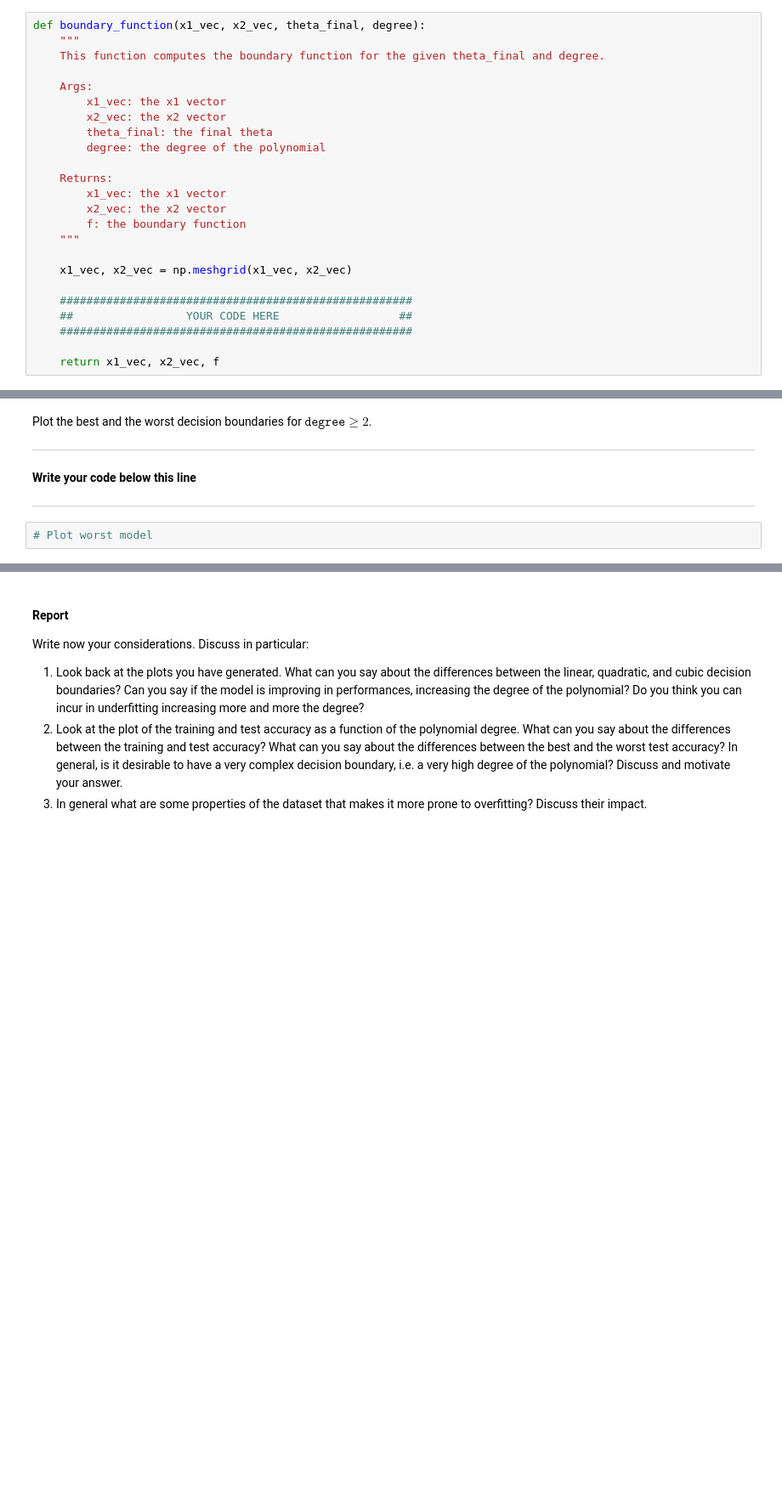
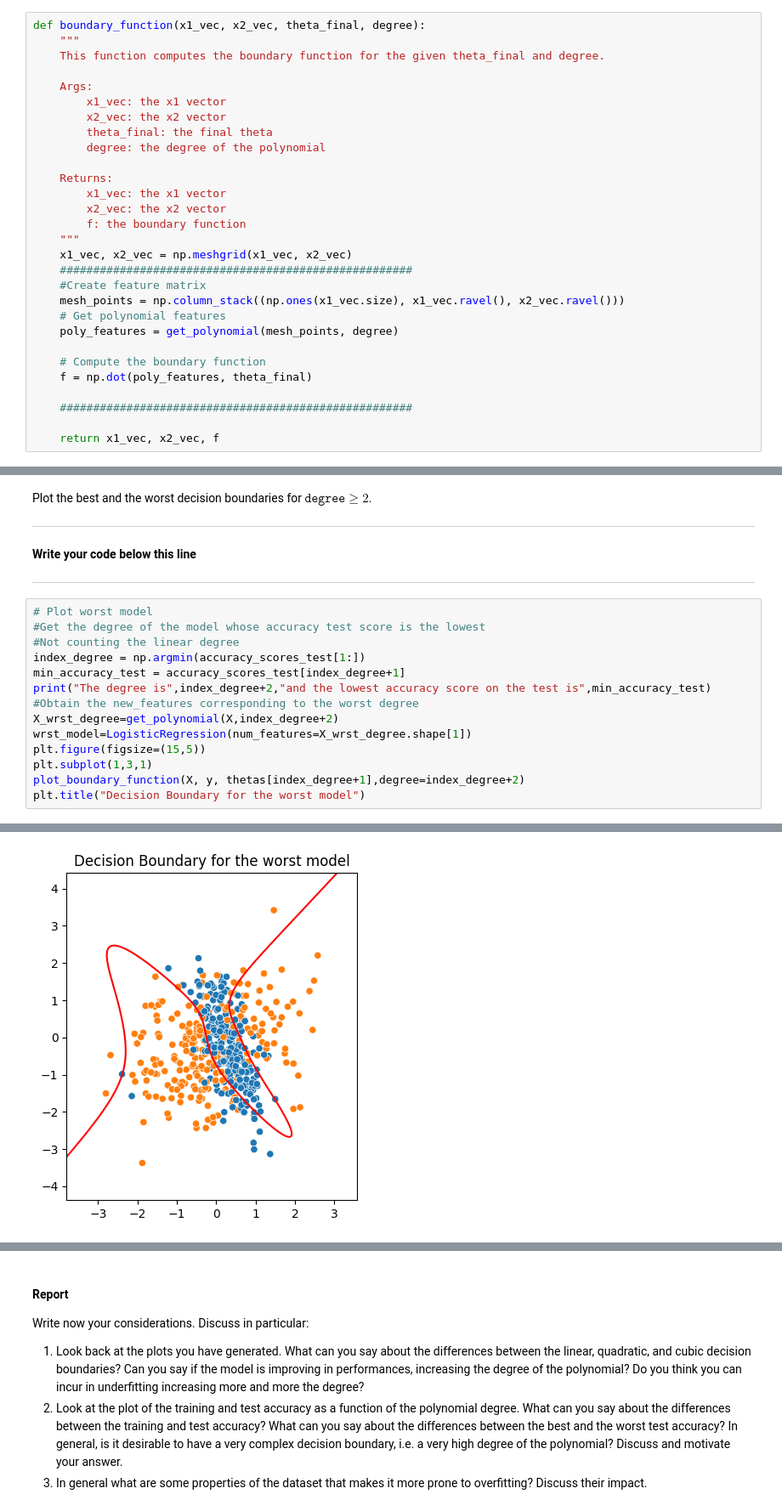
Before and after one commit to khalmatay/FDS-HW2, a Jupyter notebook: HW2.ipynb, the cells around one changed output, grey strips where cells are left out. Shown at 85% size. Saved outputs shown, nothing was run; the diff lists cells and outputs as text; blank space fills up the shorter version.

```diff
--- a/HW2.ipynb
+++ b/HW2.ipynb
@@ -409,11 +413,16 @@ def boundary_function(x1_vec, x2_vec, theta_final, degree):
         x2_vec: the x2 vector
         f: the boundary function
     """
+    x1_vec, x2_vec = np.meshgrid(x1_vec, x2_vec)
+    #####################################################
+    #Create feature matrix
+    mesh_points = np.column_stack((np.ones(x1_vec.size), x1_vec.ravel(), x2_vec.ravel()))
+    # Get polynomial features
+    poly_features = get_polynomial(mesh_points, degree)
 
-    x1_vec, x2_vec = np.meshgrid(x1_vec, x2_vec)
+    # Compute the boundary function
+    f = np.dot(poly_features, theta_final)
 
-    #####################################################
-    ##                 YOUR CODE HERE                  ##
     #####################################################
 
     return x1_vec, x2_vec, f
@@ -520,3 +529,16 @@ Plot the best and the worst decision boundaries for $\texttt{degree} \geq 2$.
 --------------------------------------------
 # %%
 # Plot worst model
+#Get the degree of the model whose accuracy test score is the lowest
+#Not counting the linear degree
+index_degree = np.argmin(accuracy_scores_test[1:])
+min_accuracy_test = accuracy_scores_test[index_degree+1]
+print("The degree is",index_degree+2,"and the lowest accuracy score on the test is",min_accuracy_test)
+#Obtain the new_features corresponding to the worst degree
+X_wrst_degree=get_polynomial(X,index_degree+2)
+wrst_model=LogisticRegression(num_features=X_wrst_degree.shape[1])
+plt.figure(figsize=(15,5))
+plt.subplot(1,3,1)
+plot_boundary_function(X, y, thetas[index_degree+1],degree=index_degree+2)
+plt.title("Decision Boundary for the worst model")
+# %% [output]
@@ -523,2 +547,3 @@ Plot the best and the worst decision boundaries for $\texttt{degree} \geq 2$.
+[figure, added]
 # %%
 # Plot best model
```
Also changed, not shown: parts of 24 cells of this notebook.
